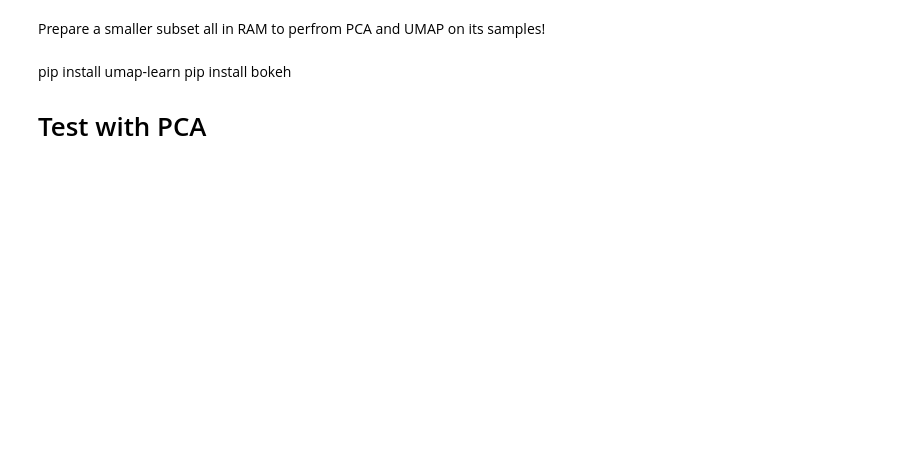
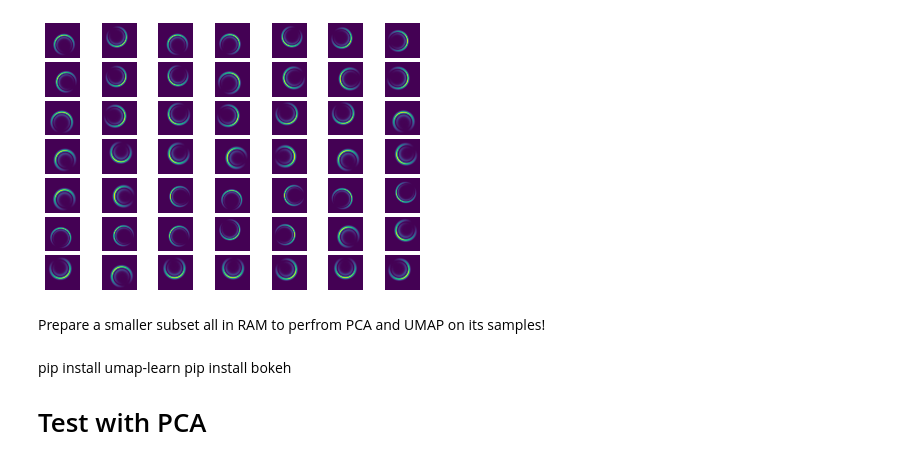
Before and after one commit to Oiangu9/Conical_Refraction_Polarimeter, a Jupyter notebook: LAB/DEEP_LEARNING/Dataset_Generator/UMAP_Test.ipynb, the cells around one changed output. Drawn from its saved outputs; the diff is of its cells as text; code cells hidden in the pictures; blank space fills up the shorter version.

```diff
--- a/LAB/DEEP_LEARNING/Dataset_Generator/UMAP_Test.ipynb
+++ b/LAB/DEEP_LEARNING/Dataset_Generator/UMAP_Test.ipynb
@@ -31,18 +31,20 @@ class ImageDataset(Dataset):
         label = torch.Tensor([float(self.df_GTs.iloc[idx, 1])]).type(torch.float32) #[1] torch tensor of float32
         return image, label
 # %%
-GT_file_path_train = f"NON_NOISY/TRAIN/GROUND_TRUTHS.json"
-images_dir_path_train =f"NON_NOISY/TRAIN/"
+GT_file_path_train = f"/home/melanie/Desktop/Conical_Refraction_Polarimeter/OUTPUT/NON NOISY/GROUND_TRUTHS.json"
+images_dir_path_train =f"/home/melanie/Desktop/Conical_Refraction_Polarimeter/OUTPUT/NON NOISY/"
 
 training_data = ImageDataset(GT_file_path_train, images_dir_path_train)
 # %%
-fig, ax_array = plt.subplots(20, 20)
+fig, ax_array = plt.subplots(7, 7)
 axes = ax_array.flatten()
 for i, ax in enumerate(axes):
     im, lab = training_data[i]
-    ax.imshow(im, cmap='gray_r')
+    ax.imshow(im[0])
 plt.setp(axes, xticks=[], yticks=[], frame_on=False)
-plt.tight_layout(h_pad=0.5, w_pad=0.01)
+plt.tight_layout(h_pad=0.4, w_pad=0.0001)
+# %% [output]
+[figure, added]
 # %% [markdown]
 Prepare a smaller subset all in RAM to perfrom PCA and UMAP on its samples!
 # %%
```
Also changed, not shown: parts of 7 cells of this notebook.
